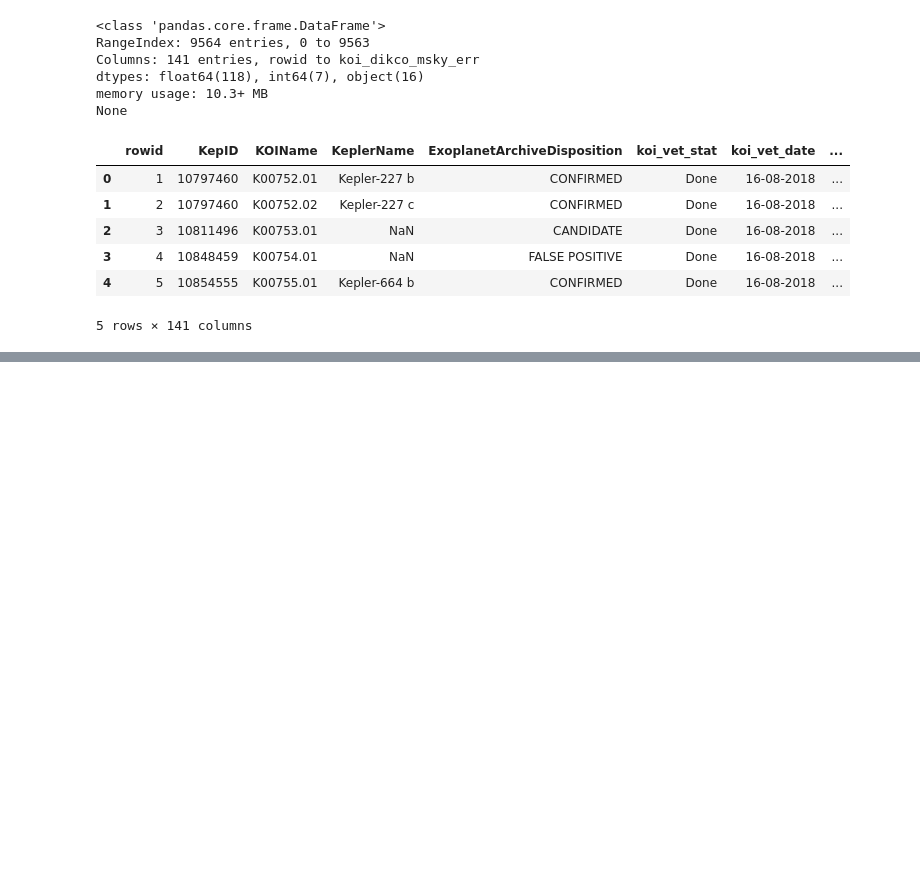
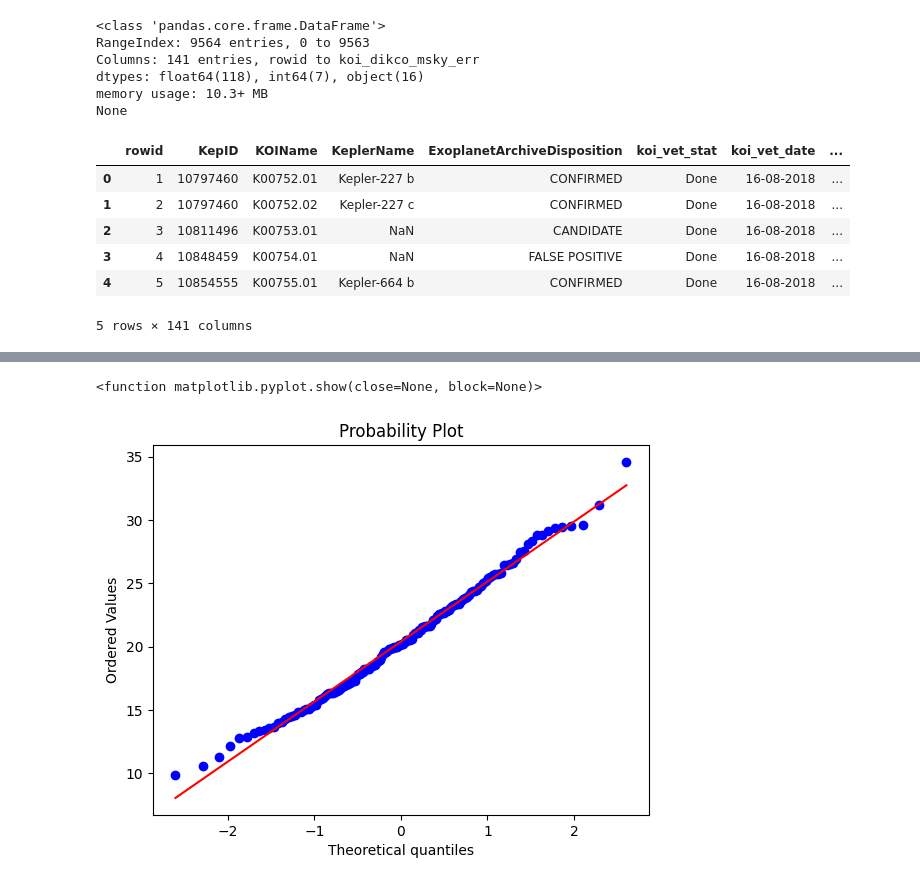
Before and after one commit to shivanshMathur07/exoplanet-detection, a Jupyter notebook: exoPD.ipynb, the cells around one changed output, grey strips where cells are left out. Drawn from its saved outputs; the diff is of its cells as text; code cells hidden in the pictures; blank space fills up the shorter version.

```diff
--- a/exoPD.ipynb
+++ b/exoPD.ipynb
@@ -135,0 +216,9 @@ dtype: bool
+# %%
+import pylab
+import scipy.stats as stats
+measurements=np.random.normal(loc=20,scale=5,size=150)
+stats.probplot(measurements,dist="norm",plot=pylab)
+pylab.show
+# %% [output]
+<function matplotlib.pyplot.show(close=None, block=None)>
+[figure, added]
```
Also changed, not shown: parts of 11 cells of this notebook, 1 other file.
